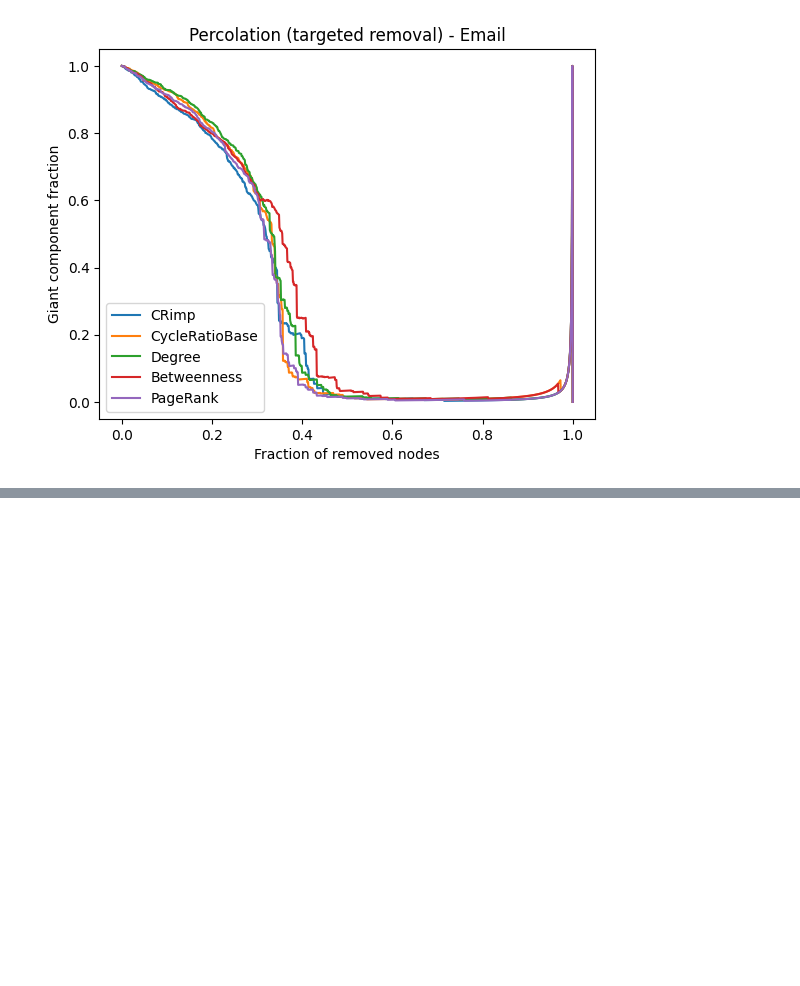
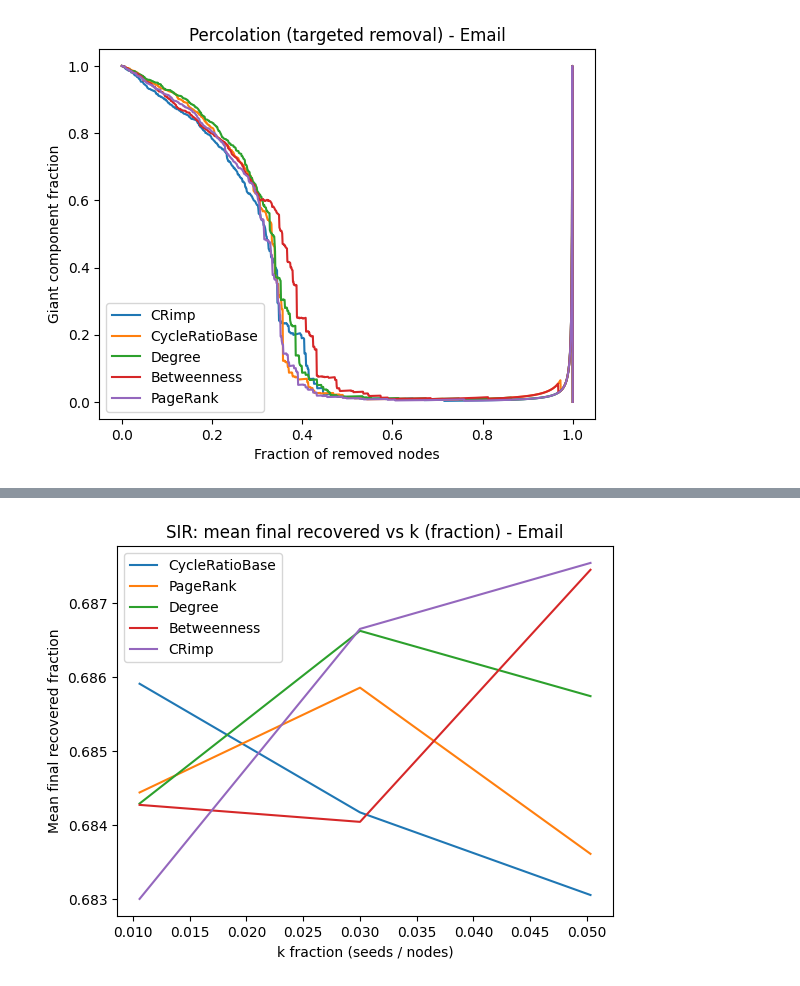
Before and after one commit to devbysina/crimp-project, a Jupyter notebook: notebooks/04_real_datasets.ipynb, the cells around one changed output, grey strips where cells are left out. Cells and saved outputs as stored; diff of their text form; code cells hidden in the pictures; blank space fills up the shorter version.

Commit message:
exp: run SIR on real datasets and export metrics table

```diff
--- a/notebooks/04_real_datasets.ipynb
+++ b/notebooks/04_real_datasets.ipynb
@@ -189,3 +196,19 @@ plt.legend()
 plt.show()
 # %% [output]
 [figure]
+# %%
+GLOBAL_SEED = 123
+
+def rank_crimp(G):
+    return crimp(G).r_imp
+
+rankers = {
+    "CRimp": rank_crimp,
+    "CycleRatioBase": rank_cycle_ratio_base,
+    "Degree": rank_degree,
+    "Betweenness": rank_betweenness,
+    "PageRank": rank_pagerank,
+}
+
+def topk_from_scores(score_dict, k):
+    return [n for n, _ in sorted(score_dict.items(), key=lambda x: x[1], reverse=True)[:k]]
@@ -191,0 +288,9 @@ plt.show()
+# %%
+G_test = nx.karate_club_graph()
+scores = rank_degree(G_test)
+seeds = topk_from_scores(scores, 3)
+
+a1 = simulate_sir(G_test, seeds, beta=0.03, gamma=0.1, runs=50, seed=GLOBAL_SEED)
+a2 = simulate_sir(G_test, seeds, beta=0.03, gamma=0.1, runs=50, seed=GLOBAL_SEED)
+
+a1, a2
@@ -191,0 +399,15 @@ plt.show()
+# %%
+ds_name = "Email"
+tmp = sir_real_df[sir_real_df["dataset"] == ds_name]
+
+for method in tmp["method"].unique():
+    m = tmp[tmp["method"] == method].sort_values("k_frac")
+    plt.plot(m["k_frac"], m["mean_final_recovered"], label=method)
+
+plt.title(f"SIR: mean final recovered vs k (fraction) - {ds_name}")
+plt.xlabel("k fraction (seeds / nodes)")
+plt.ylabel("Mean final recovered fraction")
+plt.legend()
+plt.show()
+# %% [output]
+[figure, added]
```
Also changed, not shown: parts of 7 cells of this notebook, 3 other files.
